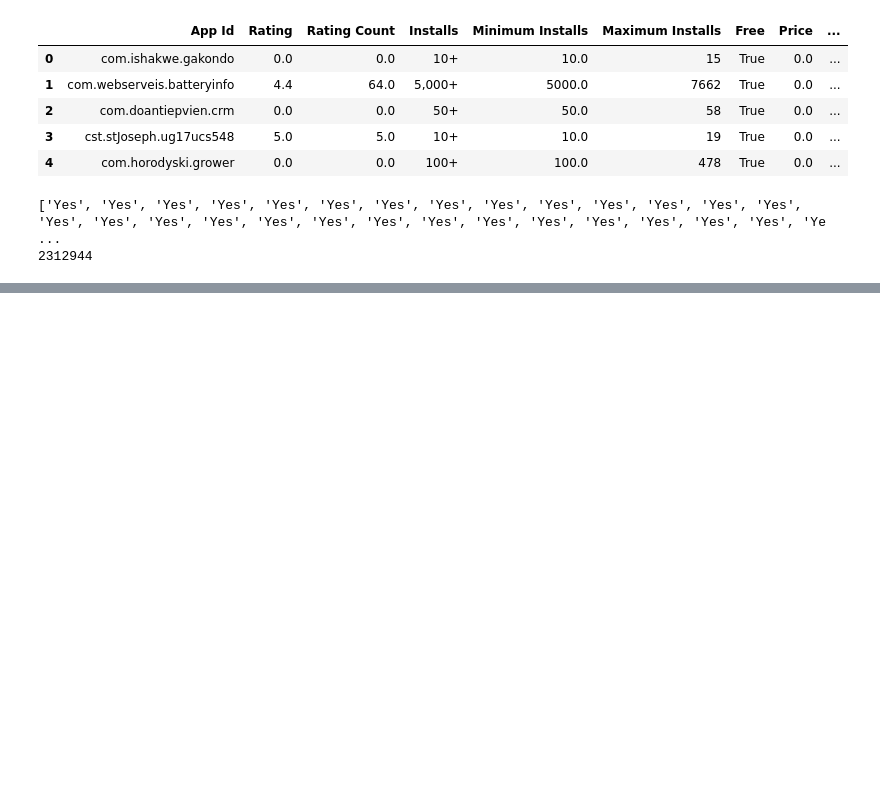
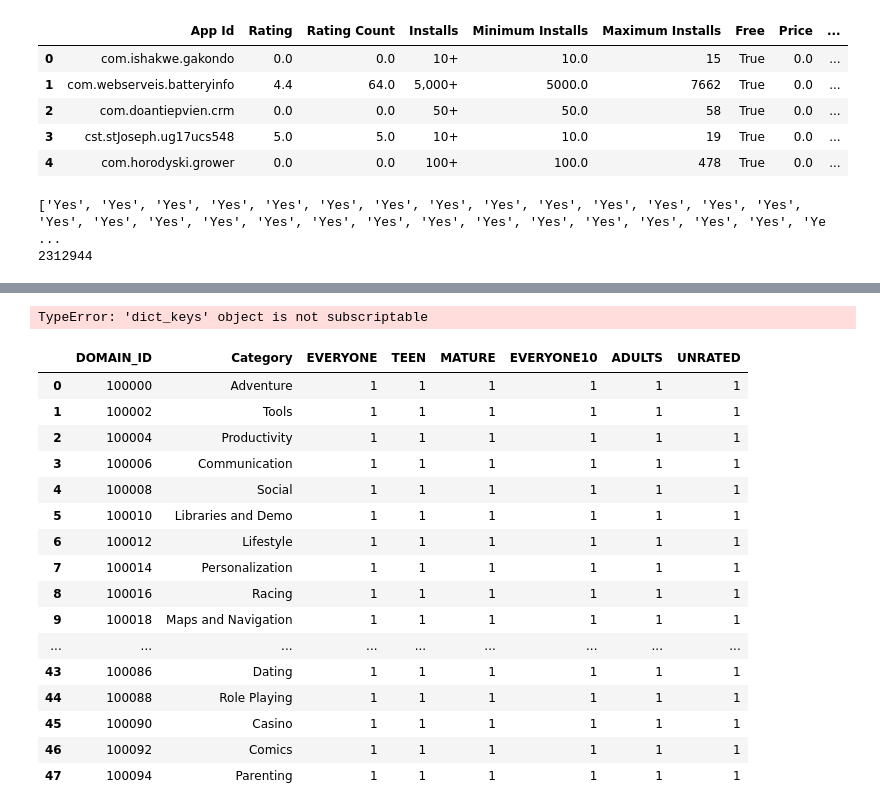
Before and after one commit to UFCIS4301/playstore-data-analysis, a Jupyter notebook: backend/dbAutomation.ipynb, the cells around one changed output, grey strips where cells are left out. Cells and saved outputs as stored; diff of their text form; code cells hidden in the pictures; blank space fills up the shorter version.

```diff
--- a/backend/dbAutomation.ipynb
+++ b/backend/dbAutomation.ipynb
@@ -331,0 +655,2 @@ file.close()
+# %%
+domainCSV = pd.read_csv("/Users/sinarest/Music/domain.csv")
@@ -331,0 +684,27 @@ file.close()
+# %%
+for i in x.keys():
+    x.keys()[i].replace("and", "&")
+x
+# %% [output]
+TypeError: 'dict_keys' object is not subscriptable
+# %%
+domainCSV = domainCSV.rename(columns={"CATEGORY":'Category'})
+domainCSV
+# %% [output]
+|  | DOMAIN_ID | Category | EVERYONE | TEEN | MATURE | EVERYONE10 | ADULTS | UNRATED |
+| 0 | 100000 | Adventure | 1 | 1 | 1 | 1 | 1 | 1 |
+| 1 | 100002 | Tools | 1 | 1 | 1 | 1 | 1 | 1 |
+| 2 | 100004 | Productivity | 1 | 1 | 1 | 1 | 1 | 1 |
+| 3 | 100006 | Communication | 1 | 1 | 1 | 1 | 1 | 1 |
+| 4 | 100008 | Social | 1 | 1 | 1 | 1 | 1 | 1 |
+| 5 | 100010 | Libraries and Demo | 1 | 1 | 1 | 1 | 1 | 1 |
+| 6 | 100012 | Lifestyle | 1 | 1 | 1 | 1 | 1 | 1 |
+| 7 | 100014 | Personalization | 1 | 1 | 1 | 1 | 1 | 1 |
+| 8 | 100016 | Racing | 1 | 1 | 1 | 1 | 1 | 1 |
+| 9 | 100018 | Maps and Navigation | 1 | 1 | 1 | 1 | 1 | 1 |
+| ... | ... | ... | ... | ... | ... | ... | ... | ... |
+| 43 | 100086 | Dating | 1 | 1 | 1 | 1 | 1 | 1 |
+| 44 | 100088 | Role Playing | 1 | 1 | 1 | 1 | 1 | 1 |
+| 45 | 100090 | Casino | 1 | 1 | 1 | 1 | 1 | 1 |
+| 46 | 100092 | Comics | 1 | 1 | 1 | 1 | 1 | 1 |
+| 47 | 100094 | Parenting | 1 | 1 | 1 | 1 | 1 | 1 |
```
Also changed, not shown: parts of 43 cells of this notebook, 22 other files.
